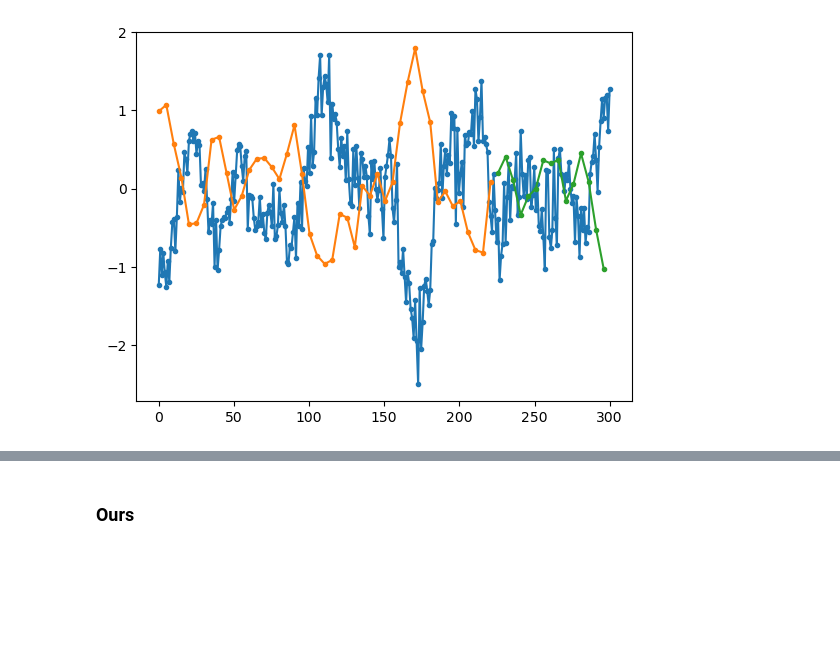
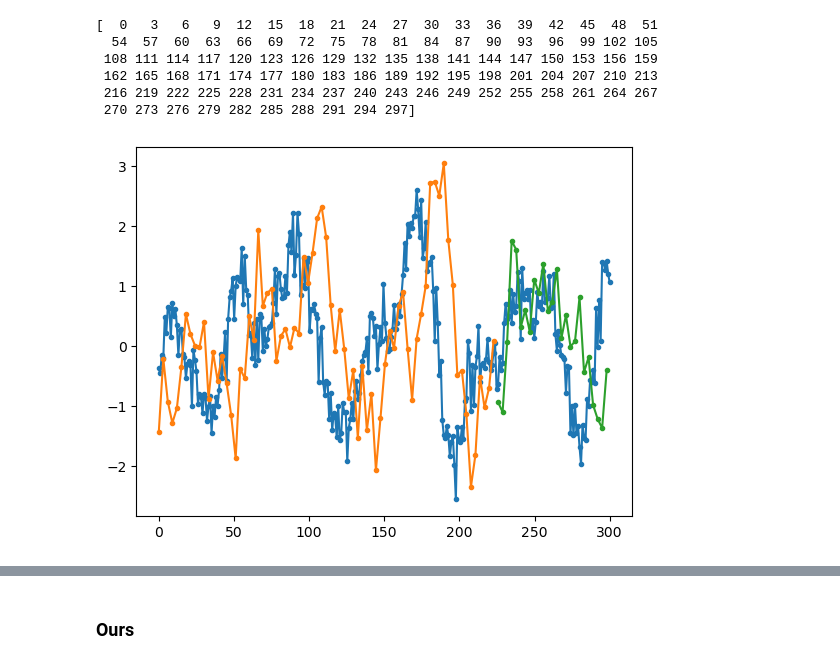
Before and after one commit to JVerbeek/at-gpflow, a Jupyter notebook: lra-kernel-test.ipynb, the cells around one changed output, grey strips where cells are left out. Cells and saved outputs as stored; diff of their text form; code cells hidden in the pictures; blank space fills up the shorter version.

```diff
--- a/lra-kernel-test.ipynb
+++ b/lra-kernel-test.ipynb
@@ -187,33 +198,42 @@ def optimize(m):
 # %%
 k = gpf.kernels.RBF(lengthscales=10, variance=1) #+ gpf.kernels.Linear(0.001)
 Xall = np.linspace(0, 300, 300)
 Yall  = np.random.multivariate_normal(np.zeros_like(Xall), k(Xall.reshape(-1, 1)))
 ind_1 = np.arange(0, 300, 1)
-ind_2 = np.array([i for i in ind_1[0:] if i % 5 == 0])
+ind_2 = np.array([i for i in ind_1 if i % 3 == 0])
+ind_1 = ind_1[0:300]
+ind_2 = ind_2
+print(ind_2)
 TEST_INDEX = int(0.75*len(ind_2))
 ind_train, ind_test = ind_2[:TEST_INDEX], ind_2[TEST_INDEX:]
 X1, y1 = Xall[ind_1], Yall[ind_1]
 X2, y2 = Xall[ind_train], Yall[ind_train]
 X2 = X2 - X2[0]
-y2 = -y2
+y2 = np.roll(y2, 5)
 Xtest, ytest = Xall[ind_test], Yall[ind_test]
-ytest = -ytest.reshape(-1, 1) + np.random.normal(0, 0.2, len(ytest)).reshape(-1, 1)
+ytest = np.roll(1 * ytest.reshape(-1, 1) + np.random.normal(0, 0.5, len(ytest)).reshape(-1, 1), 5)
 
 y1 = y1.reshape(-1, 1) + np.random.normal(0, 0.3, len(X1)).reshape(-1, 1)
-y2 = y2.reshape(-1, 1) + np.random.normal(0, 0.2, len(X2)).reshape(-1, 1)
+y2 = y2.reshape(-1, 1) + np.random.normal(0, 0.5, len(X2)).reshape(-1, 1)
 X1 = X1.reshape(-1, 1)
 X2 = X2.reshape(-1, 1)
 y2 = y2
 plt.plot(X1, y1, marker=".")
 plt.plot(X2, y2, marker=".")
 plt.plot(Xtest, ytest, marker=".")
 X = np.vstack((np.hstack((X1, np.zeros_like(X1))), np.hstack((X2, np.ones_like(X2)))))
 y = np.vstack((np.hstack((y1, np.zeros_like(y1))), np.hstack((y2, np.ones_like(y2)))))
 plt.show()
 X = tf.cast(X, np.float64)
 y = tf.cast(y, np.float64)
 # %% [output]
+[  0   3   6   9  12  15  18  21  24  27  30  33  36  39  42  45  48  51
+  54  57  60  63  66  69  72  75  78  81  84  87  90  93  96  99 102 105
+ 108 111 114 117 120 123 126 129 132 135 138 141 144 147 150 153 156 159
+ 162 165 168 171 174 177 180 183 186 189 192 195 198 201 204 207 210 213
+ 216 219 222 225 228 231 234 237 240 243 246 249 252 255 258 261 264 267
+ 270 273 276 279 282 285 288 291 294 297]
-[figure, old version]
+[figure, new version]
 # %%
 
 
```
Also changed, not shown: parts of 11 cells of this notebook, 3 other files.
